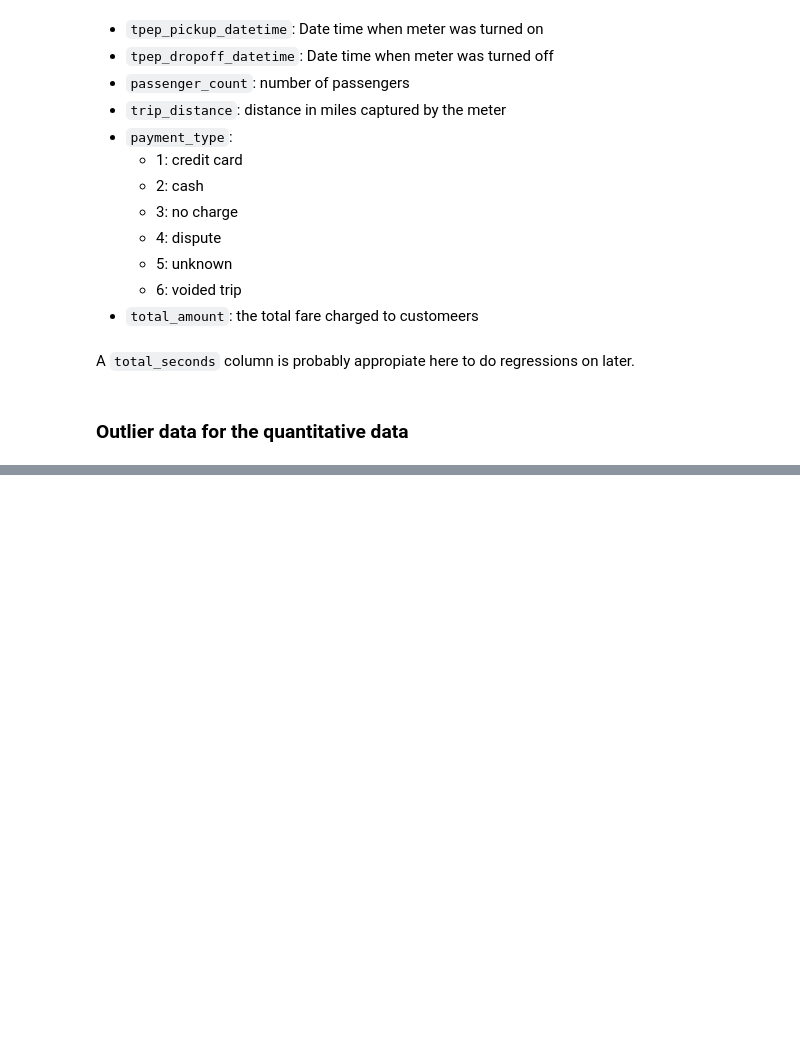
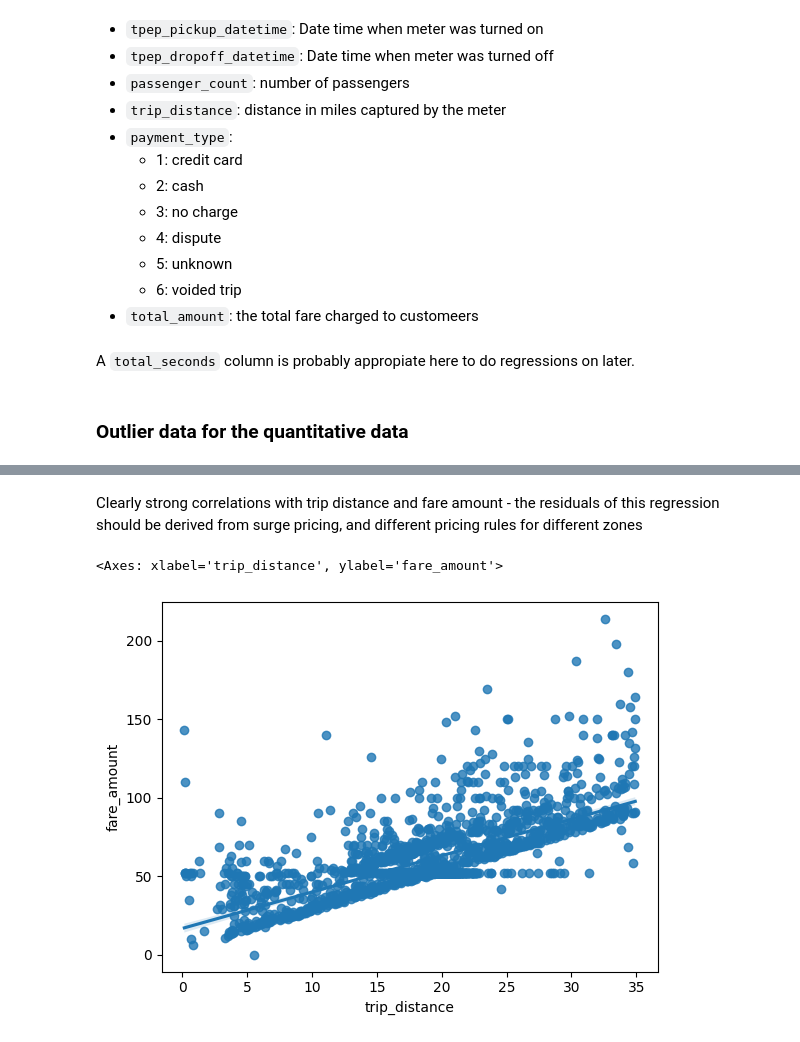
Before and after one commit to haezera/taxis-and-ubers, a Jupyter notebook: research/data_quality.ipynb, the cells around one changed output, grey strips where cells are left out. Saved outputs shown, nothing was run; the diff lists cells and outputs as text; code cells hidden in the pictures; blank space fills up the shorter version.

```diff
--- a/research/data_quality.ipynb
+++ b/research/data_quality.ipynb
@@ -73,0 +212,7 @@ detect_outliers(yellow_taxi_2021_01, quantitative_fields)
+# %% [markdown]
+Clearly strong correlations with trip distance and fare amount - the residuals of this regression should be derived from surge pricing, and different pricing rules for different zones
+# %%
+sns.regplot(filtered_in_ny, x='trip_distance', y='fare_amount')
+# %% [output]
+<Axes: xlabel='trip_distance', ylabel='fare_amount'>
+[figure, added]
```
Also changed, not shown: parts of 33 cells of this notebook, 4 other files.
